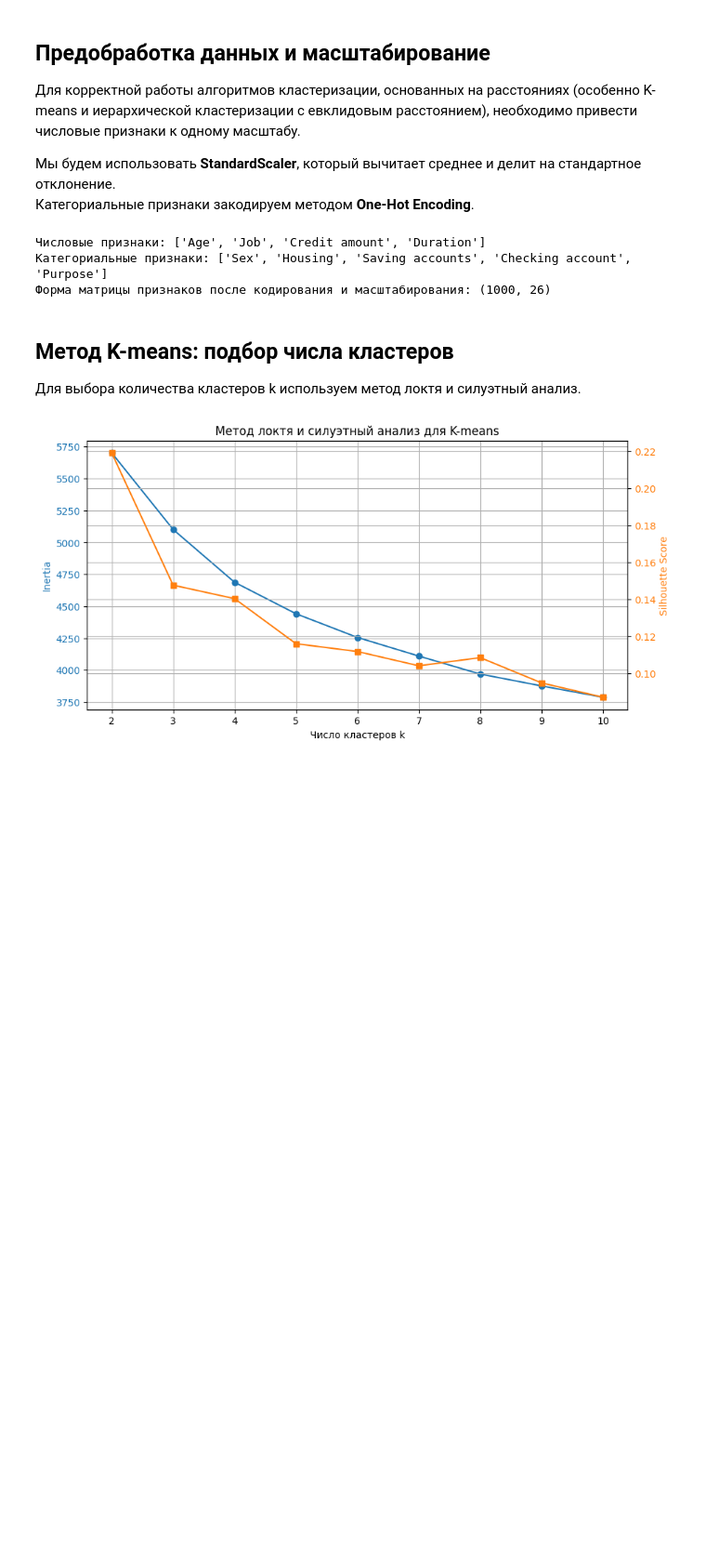
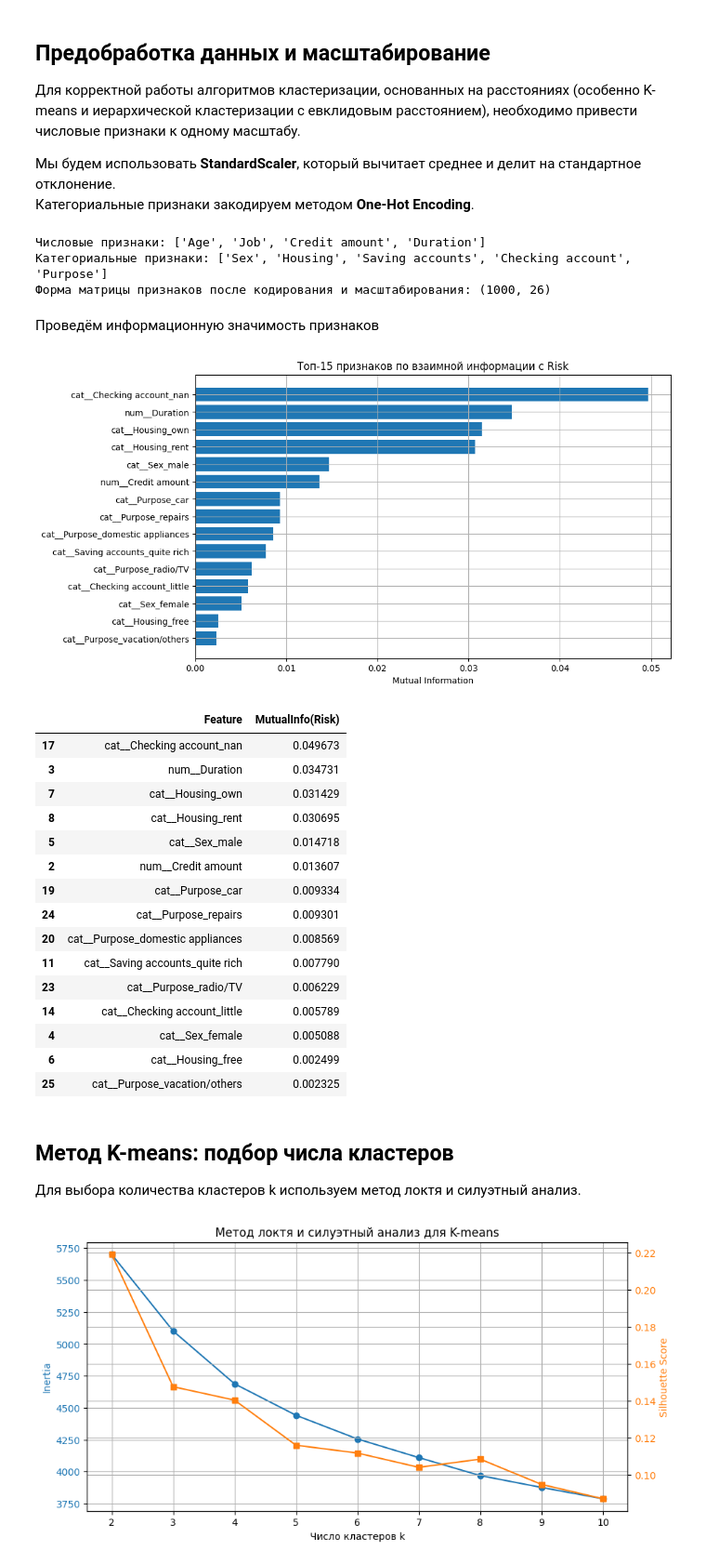
Before and after one commit to Killstroier/4lab_clasterization, a Jupyter notebook: 4lab_clustering_german_credit.ipynb, the cells around one changed output. Shown at 93% size. Cells and saved outputs as stored; diff of their text form; code cells hidden in the pictures; blank space fills up the shorter version.

```diff
--- a/4lab_clustering_german_credit.ipynb
+++ b/4lab_clustering_german_credit.ipynb
@@ -165,6 +174,53 @@ print('Форма матрицы признаков после кодирова
 Числовые признаки: ['Age', 'Job', 'Credit amount', 'Duration']
 Категориальные признаки: ['Sex', 'Housing', 'Saving accounts', 'Checking account', 'Purpose']
 Форма матрицы признаков после кодирования и масштабирования: (1000, 26)
+# %% [markdown]
+Проведём информационную значимость признаков
+# %%
+from sklearn.feature_selection import mutual_info_classif
+
+# Используем уже подготовленные X (без Risk) и y_risk (0/1)
+y_risk = df['Risk'].map({'good': 0, 'bad': 1})
+
+X_tmp = df.drop(columns=['Risk'])
+# Чтобы MI работал, нужно закодировать категориальные + заполнить пропуски.
+# Можно переиспользовать твой preprocessor, но без StandardScaler тоже ок.
+X_encoded = preprocessor.fit_transform(X_tmp)
+
+mi = mutual_info_classif(
+    X_encoded.toarray() if hasattr(X_encoded, "toarray") else X_encoded,
+    y_risk,
+    random_state=RANDOM_STATE
+)
+
+feature_names = preprocessor.get_feature_names_out()
+mi_df = pd.DataFrame({'Feature': feature_names, 'MutualInfo(Risk)': mi}).sort_values('MutualInfo(Risk)', ascending=False)
+
+plt.figure(figsize=(10, 6))
+plt.barh(mi_df.head(15)['Feature'][::-1], mi_df.head(15)['MutualInfo(Risk)'][::-1])
+plt.title('Топ-15 признаков по взаимной информации с Risk')
+plt.xlabel('Mutual Information')
+plt.show()
+
+mi_df.head(15)
+# %% [output]
+[figure, added]
+|  | Feature | MutualInfo(Risk) |
+| 17 | cat__Checking account_nan | 0.049673 |
+| 3 | num__Duration | 0.034731 |
+| 7 | cat__Housing_own | 0.031429 |
+| 8 | cat__Housing_rent | 0.030695 |
+| 5 | cat__Sex_male | 0.014718 |
+| 2 | num__Credit amount | 0.013607 |
+| 19 | cat__Purpose_car | 0.009334 |
+| 24 | cat__Purpose_repairs | 0.009301 |
+| 20 | cat__Purpose_domestic appliances | 0.008569 |
+| 11 | cat__Saving accounts_quite rich | 0.007790 |
+| 23 | cat__Purpose_radio/TV | 0.006229 |
+| 14 | cat__Checking account_little | 0.005789 |
+| 4 | cat__Sex_female | 0.005088 |
+| 6 | cat__Housing_free | 0.002499 |
+| 25 | cat__Purpose_vacation/others | 0.002325 |
 # %%
 from itertools import combinations
 
```
Also changed, not shown: parts of 7 cells of this notebook.
